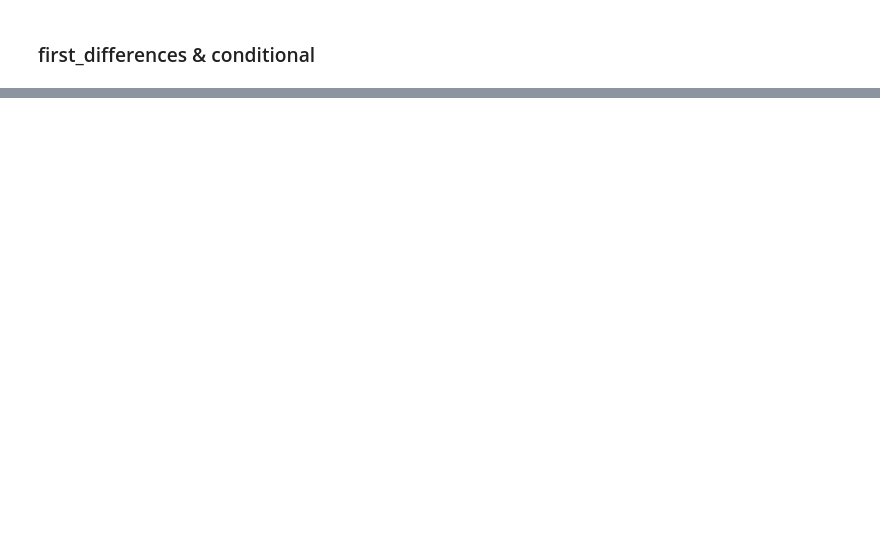
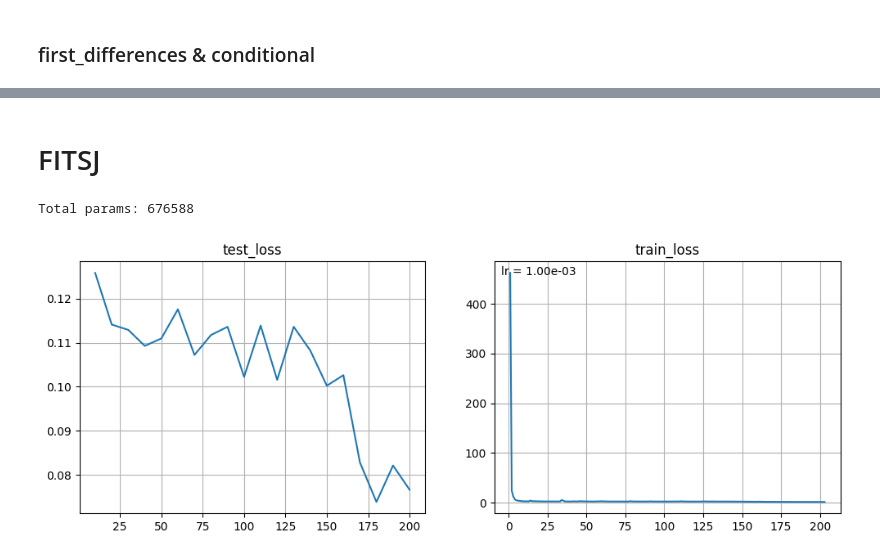
Before and after one commit to vbalab/FITS, a Jupyter notebook: src/fits/notebooks/solar.ipynb, the cells around one changed output, grey strips where cells are left out. Saved outputs shown, nothing was run; the diff lists cells and outputs as text; code cells hidden in the pictures; blank space fills up the shorter version.

Commit message:
add fitsj

```diff
--- a/src/fits/notebooks/solar.ipynb
+++ b/src/fits/notebooks/solar.ipynb
@@ -377,0 +463,2 @@ ReadMetrics(model_name, nsample=NSAMPLE)
+# %% [markdown]
+# FITSJ
@@ -377,0 +467,36 @@ ReadMetrics(model_name, nsample=NSAMPLE)
+# %%
+train_loader, valid_loader, test_loader = ForecastingDataLoader(
+    DatasetSolar,
+    batch_size=1024,
+    n_features=64,
+)  # shape=[B, L=96, K=64], horizon=24
+normalization_stats = train_loader.dataset.normalization_stats
+# %%
+model_name = "fitsj_solar"
+
+
+fits = FITSModel(FITSConfig(
+        seq_len=96,
+        feature_size=64,
+        n_layer_enc=3,
+        n_layer_dec=3,
+        first_differences=True,
+        conditional=True,
+)).to(device)
+print(f"Total params: {CalculateParams(fits)}")
+# %% [output]
+Total params: 676588
+# %%
+Train(
+    fits,
+    train_loader,
+    valid_loader,
+    epochs=500,
+    valid_epoch_interval=10,
+    weight_decay=0,
+    warmup_epochs=0,
+    grad_clip_norm=0.1,
+    folder_name=model_name,
+)
+# %% [output]
+[figure, added]
```
Also changed, not shown: parts of 27 cells of this notebook.
